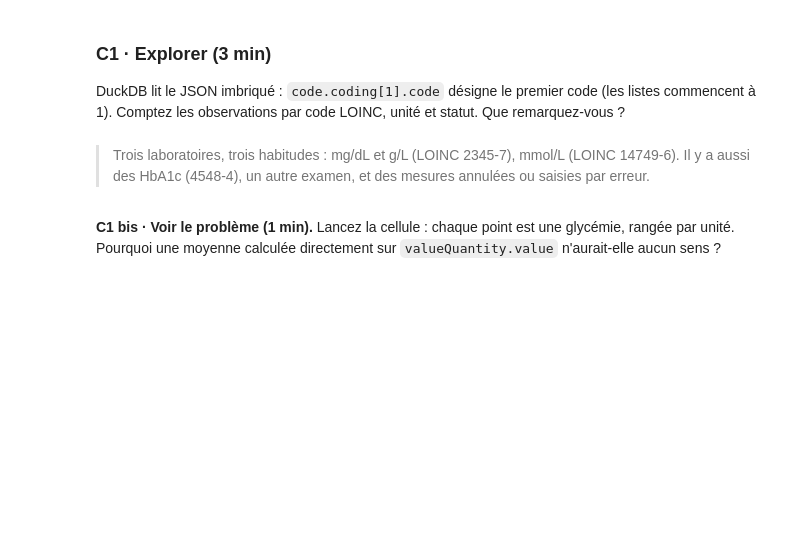
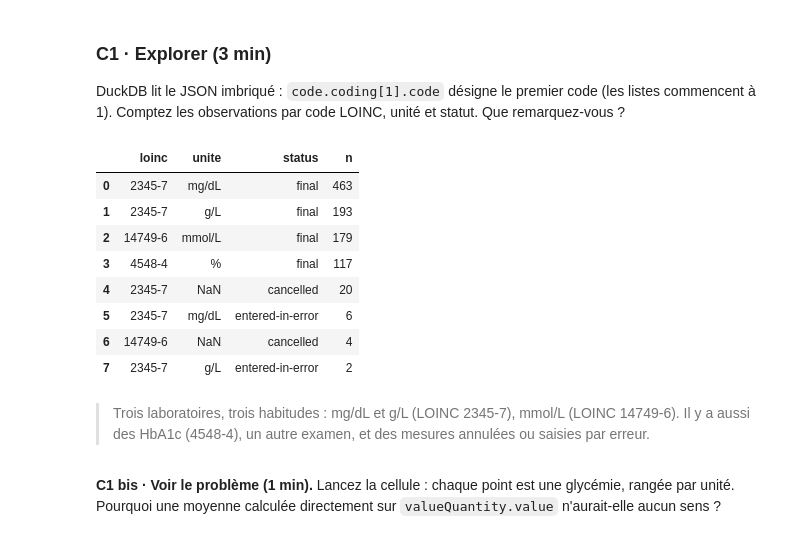
Before and after one commit to Lille-Health-Data-Science/kouame.saliho.optiondata.2026, a Jupyter notebook: seance1_fhir/seance1_etudiant.ipynb, the cells around one changed output. Saved outputs shown, nothing was run; the diff lists cells and outputs as text; code cells hidden in the pictures; blank space fills up the shorter version.

```diff
--- a/seance1_fhir/seance1_etudiant.ipynb
+++ b/seance1_fhir/seance1_etudiant.ipynb
@@ -283,14 +378,24 @@ Comptez les observations par code LOINC, unité et statut. Que remarquez-vous ?
 # %%
 # À COMPLÉTER
 con.sql('''
     select code.coding[1].code  as loinc,
-           ...                 as unite,
+           valueQuantity.code        as unite,
            status,
            count(*)            as n
     from fhir_observation
     group by all
     order by n desc
 ''').df()
+# %% [output]
+|  | loinc | unite | status | n |
+| 0 | 2345-7 | mg/dL | final | 463 |
+| 1 | 2345-7 | g/L | final | 193 |
+| 2 | 14749-6 | mmol/L | final | 179 |
+| 3 | 4548-4 | % | final | 117 |
+| 4 | 2345-7 | NaN | cancelled | 20 |
+| 5 | 2345-7 | mg/dL | entered-in-error | 6 |
+| 6 | 14749-6 | NaN | cancelled | 4 |
+| 7 | 2345-7 | g/L | entered-in-error | 2 |
 # %% [markdown]
 > Trois laboratoires, trois habitudes : mg/dL et g/L (LOINC 2345-7), mmol/L (LOINC 14749-6).
 > Il y a aussi des HbA1c (4548-4), un autre examen, et des mesures annulées ou saisies par erreur.
```
Also changed, not shown: parts of 25 cells of this notebook.
